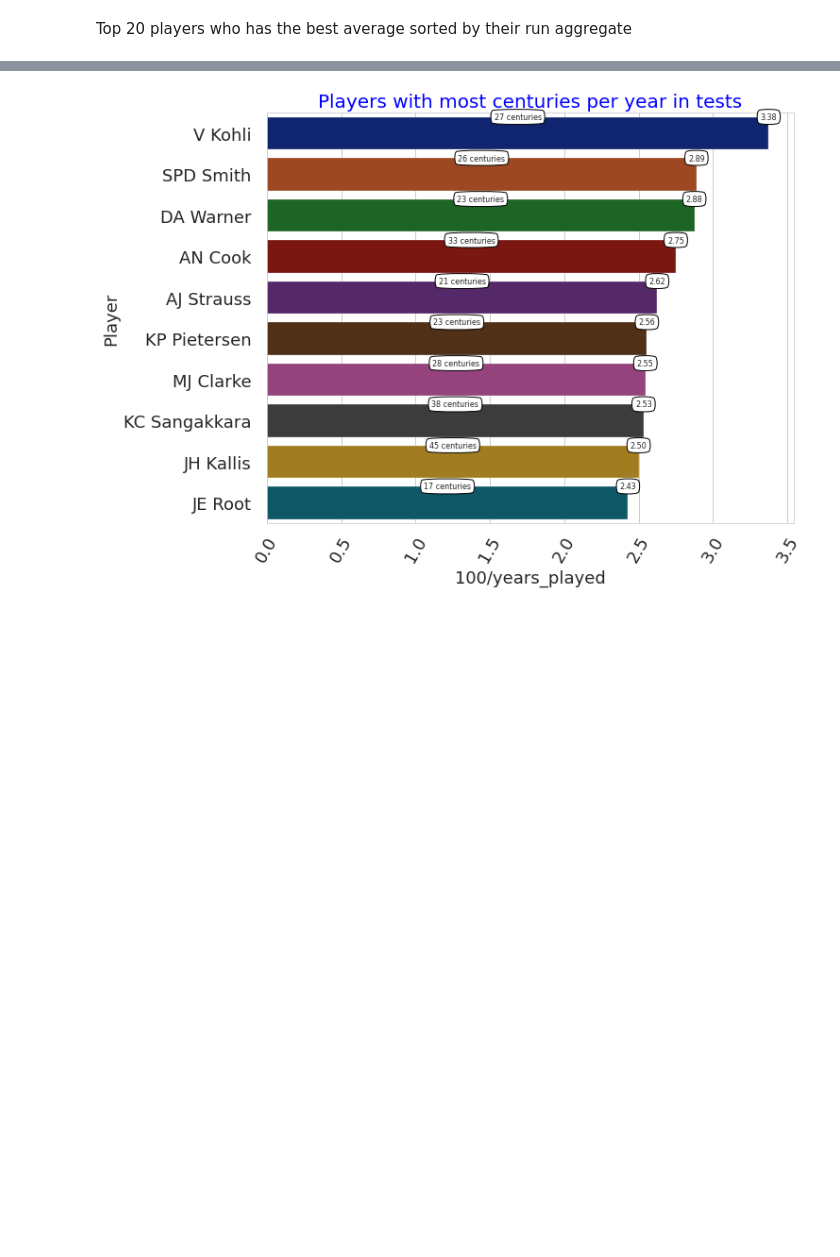
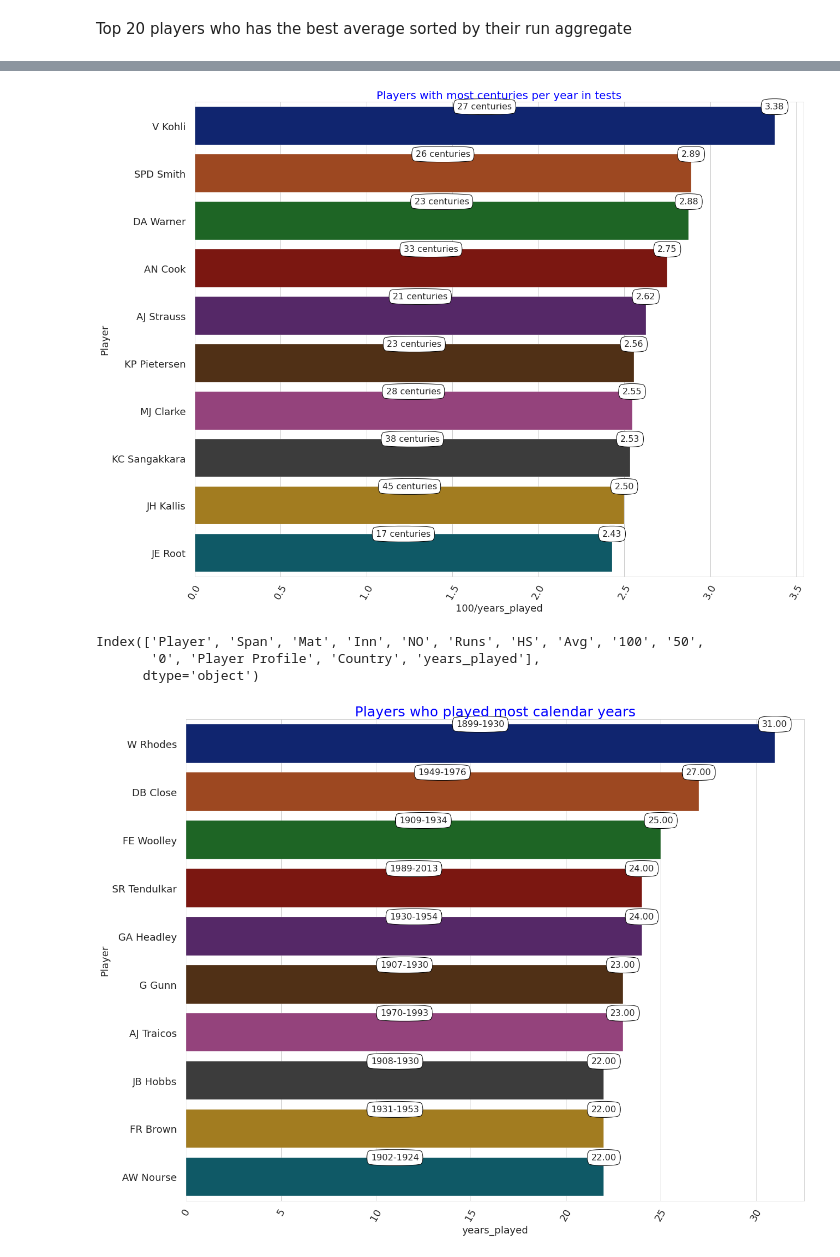
Before and after one commit to sathishkumar118/EDA-with-ICC-teset-cricket-runs, a Jupyter notebook: icc-test-cricket-runs-eda.ipynb, the cells around one changed output, grey strips where cells are left out. Cells and saved outputs as stored; diff of their text form; code cells hidden in the pictures; blank space fills up the shorter version.

```diff
--- a/icc-test-cricket-runs-eda.ipynb
+++ b/icc-test-cricket-runs-eda.ipynb
@@ -127,7 +133,7 @@ pd.set_option('mode.chained_assignment', None)
 df3 = df[df['100']>10]
 df3['100/years_played'] = df3.apply(lambda x: x['100']/x.years_played, axis = 1)
 df3 = df3.sort_values(by = '100/years_played', ascending = False).head(10)
-_ = plt.subplots(figsize = (10,8))
+_ = plt.subplots(figsize = (20,16))
 _ = plt.xticks(rotation = 60)
 _ = plt.title('Players with most centuries per year in tests', color='blue', fontsize=20)
 plots = sns.barplot(data = df3, y='Player',x = '100/years_played', palette='dark')
@@ -136,15 +142,44 @@ for bar in plots.patches:
     _ = plots.annotate(format(bar.get_width(), '.2f'),
                    (bar.get_width(),bar.get_y())
                        , ha='center', va='center',
-                   size=8, xytext=(0, 0),bbox=dict(boxstyle="round4,pad=0.5", fc="w", ec="black", lw=1),
+                   size=16, xytext=(0, 0),bbox=dict(boxstyle="round4,pad=0.5", fc="w", ec="black", lw=1),
                    textcoords='offset points')
     _ = plots.annotate(str(df3.iloc[i,]['100'])+' centuries',
                    (bar.get_width()/2,bar.get_y())
                        , ha='center', va='center',
-                   size=8, xytext=(0, 0),bbox=dict(boxstyle="round4,pad=0.5", fc="w", ec="black", lw=1),
+                   size=16, xytext=(0, 0),bbox=dict(boxstyle="round4,pad=0.5", fc="w", ec="black", lw=1),
                    textcoords='offset points')
     i+=1
 plt.savefig(str(plot_no)+'_plot.png')
 plot_no +=1
 # %% [output]
-[figure, old version]
+[figure, new version]
+# %%
+df.columns
+# %% [output]
+Index(['Player', 'Span', 'Mat', 'Inn', 'NO', 'Runs', 'HS', 'Avg', '100', '50',
+       '0', 'Player Profile', 'Country', 'years_played'],
+      dtype='object')
+# %%
+df4 = df.sort_values(by = 'years_played', ascending = False).head(10)
+_ = plt.subplots(figsize = (20,16))
+_ = plt.xticks(rotation = 60)
+_ = plt.title('Players who played most calendar years', color='blue', fontsize=25)
+plots = sns.barplot(data = df4, y='Player',x = 'years_played', palette='dark')
+i = 0
+for bar in plots.patches:
+    _ = plots.annotate(format(bar.get_width(), '.2f'),
+                   (bar.get_width(),bar.get_y())
+                       , ha='center', va='center',
+                   size=16, xytext=(0, 0),bbox=dict(boxstyle="round4,pad=0.5", fc="w", ec="black", lw=1),
+                   textcoords='offset points')
+    _ = plots.annotate(str(df4.iloc[i,]['Span']),
+                   (bar.get_width()/2,bar.get_y())
+                       , ha='center', va='center',
+                   size=16, xytext=(0, 0),bbox=dict(boxstyle="round4,pad=0.5", fc="w", ec="black", lw=1),
+                   textcoords='offset points')
+    i+=1
+plt.savefig(str(plot_no)+'_plot.png')
+plot_no +=1
+# %% [output]
+[figure, added]
```
Also changed, not shown: parts of 3 cells of this notebook.
